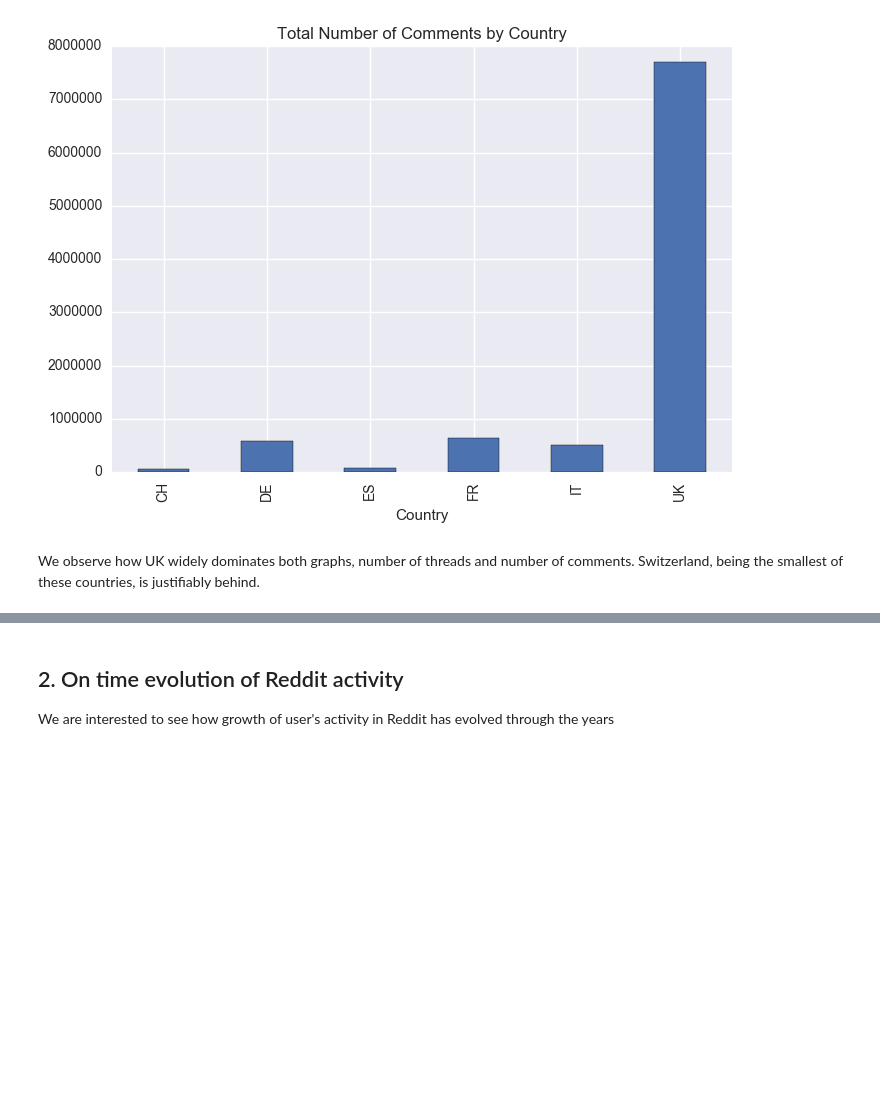
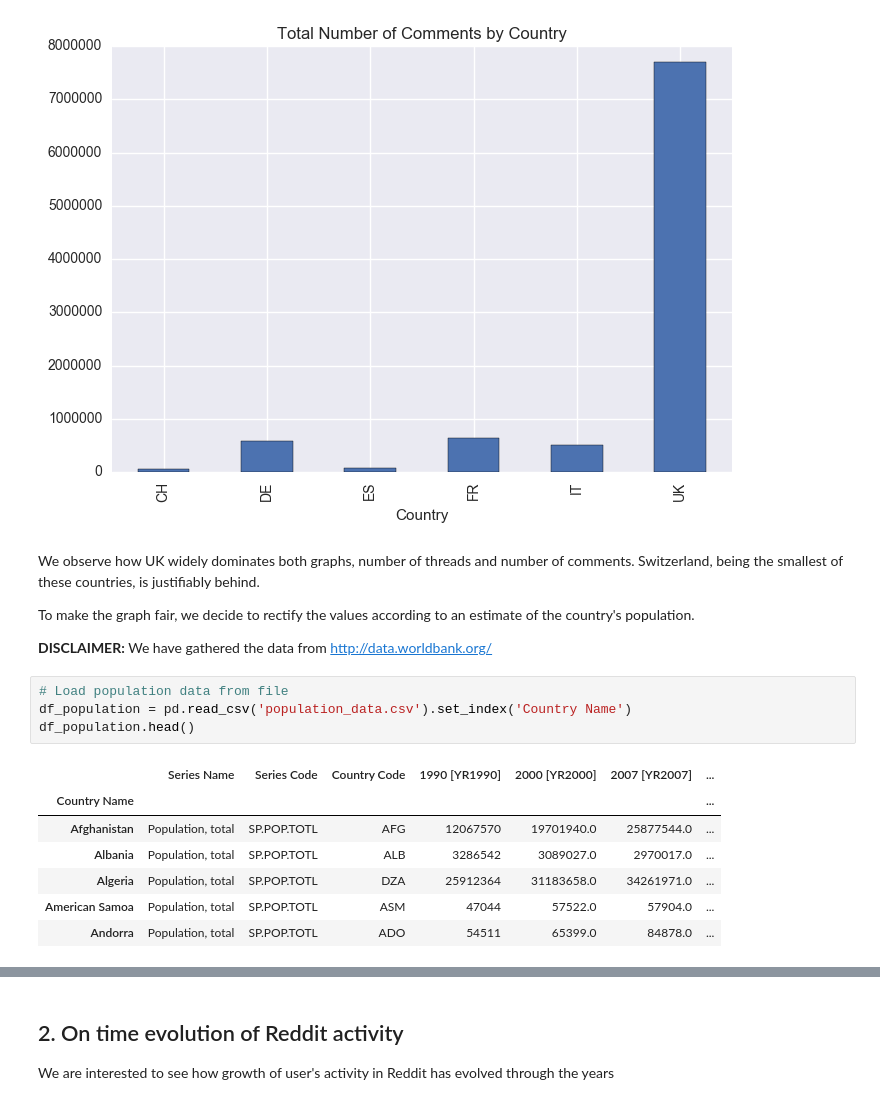
Before and after one commit to vidit09/ada-project, a Jupyter notebook: Content Growth/Analyzing Reddit Content Growth.ipynb, the cells around one changed output, grey strips where cells are left out. Cells and saved outputs as stored; diff of their text form; blank space fills up the shorter version.

```diff
--- a/Content Growth/Analyzing Reddit Content Growth.ipynb
+++ b/Content Growth/Analyzing Reddit Content Growth.ipynb
@@ -110,3 +110,20 @@ df_comments_by_country.plot(kind='bar', title='Total Number of Comments by Count
 [figure]
 # %% [markdown]
 We observe how UK widely dominates both graphs, number of threads and number of comments. Switzerland, being the smallest of these countries, is justifiably behind.
+
+To make the graph fair, we decide to rectify the values according to an estimate of the country's population.
+
+
+**DISCLAIMER:** We have gathered the data from http://data.worldbank.org/
+# %%
+# Load population data from file
+df_population = pd.read_csv('population_data.csv').set_index('Country Name')
+df_population.head()
+# %% [output]
+|  | ﻿Series Name | Series Code | Country Code | 1990 [YR1990] | 2000 [YR2000] | 2007 [YR2007] | ... |
+| Country Name |  |  |  |  |  |  | ... |
+| Afghanistan | Population, total | SP.POP.TOTL | AFG | 12067570 | 19701940.0 | 25877544.0 | ... |
+| Albania | Population, total | SP.POP.TOTL | ALB | 3286542 | 3089027.0 | 2970017.0 | ... |
+| Algeria | Population, total | SP.POP.TOTL | DZA | 25912364 | 31183658.0 | 34261971.0 | ... |
+| American Samoa | Population, total | SP.POP.TOTL | ASM | 47044 | 57522.0 | 57904.0 | ... |
+| Andorra | Population, total | SP.POP.TOTL | ADO | 54511 | 65399.0 | 84878.0 | ... |
```
Also changed, not shown: parts of 4 cells of this notebook, 1 other file.
